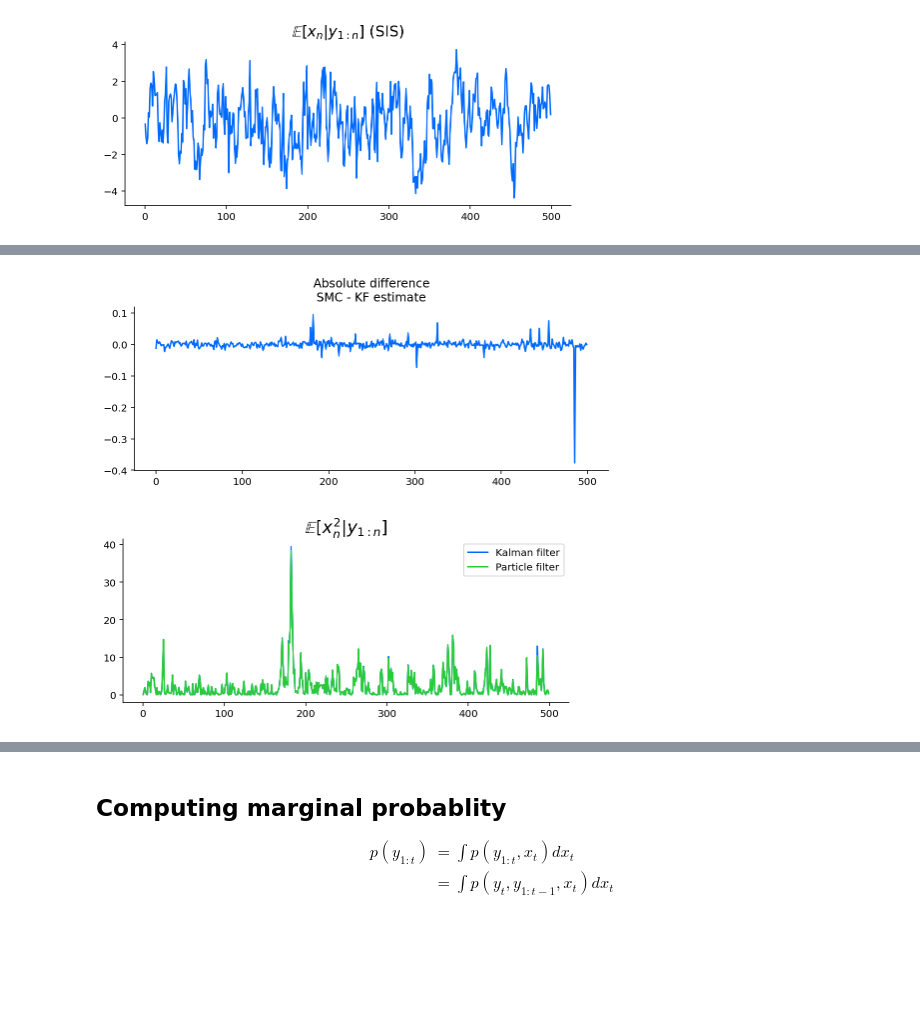
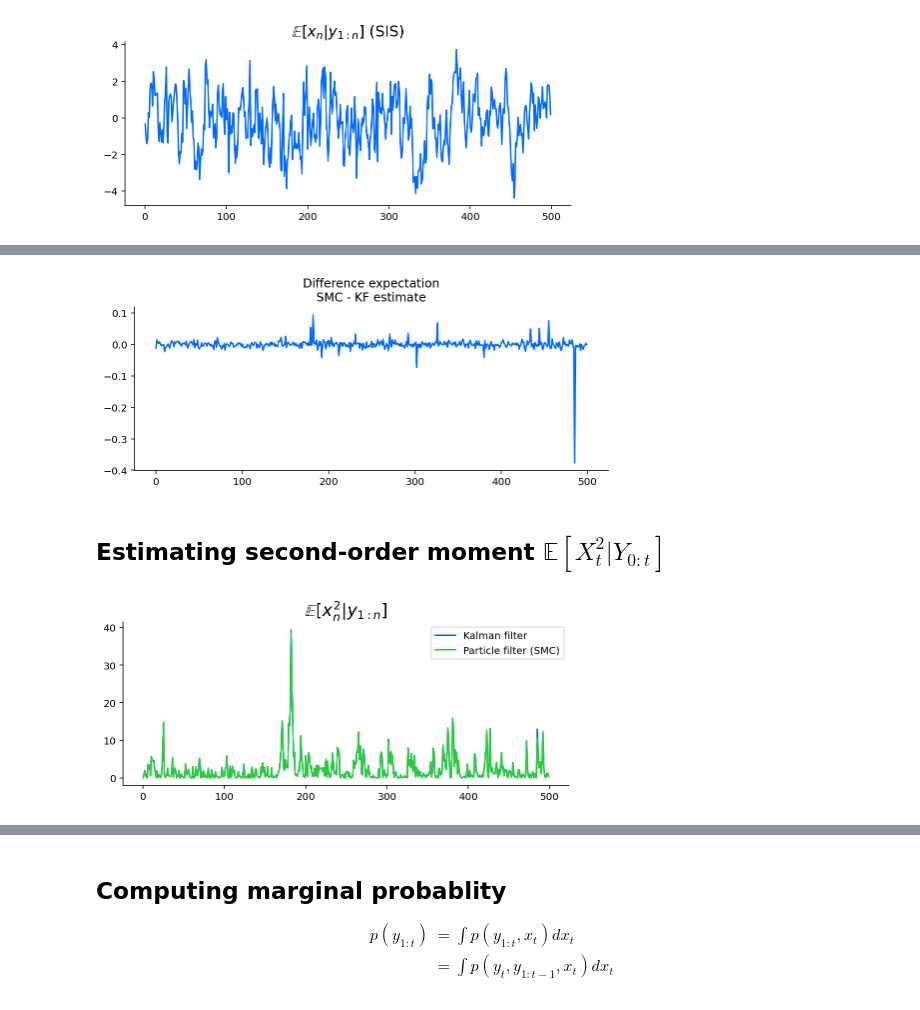
Before and after one commit to gerdm/misc, a Jupyter notebook: 2022-04/advanced-computational-methods.ipynb, the cells around one changed output, grey strips where cells are left out. Cells and saved outputs as stored; diff of their text form; code cells hidden in the pictures; blank space fills up the shorter version.

```diff
--- a/2022-04/advanced-computational-methods.ipynb
+++ b/2022-04/advanced-computational-methods.ipynb
@@ -249,17 +238,18 @@ plt.title(r"$\mathbb{E}[x_n \vert y_{1:n}]$", fontsize=17);
 # %%
 fig, ax = plt.subplots(figsize=(8.5, 3))
 plt.plot(expected_value_smc - expected_value_kf)
-plt.title("Absolute difference\nSMC - KF estimate");
+plt.title("Difference expectation\nSMC - KF estimate");
 # %% [output]
-[figure, old version]
+[figure, new version]
+# %% [markdown]
+## Estimating second-order moment $\mathbb{E}[X^2_t \vert Y_{0:t}]$
 # %%
 expected_value_squared_smc = jnp.einsum("tn,tn->t", smc_res["particles"] ** 2, smc_res["weights"]).block_until_ready()
 expected_value_squared_kf = covariance_kf + expected_value_kf ** 2
-# %%
-fig, ax = plt.subplots(figsize=(8, 3))
-ax.plot(expected_value_squared_kf, label="Kalman filter")
-ax.plot(expected_value_squared_smc, label="Particle filter")
-ax.legend()
-plt.title(r"$\mathbb{E}[x_n^2 \vert y_{1:n}]$", fontsize=17);
-# %% [output]
-[figure, removed]
+# %%
+plt.plot(expected_value_squared_kf, label="Kalman filter")
+plt.plot(expected_value_squared_smc, label="Particle filter (SMC)")
+plt.legend()
+plt.title(r"$\mathbb{E}[x_n^2 \vert y_{1:n}]$", fontsize=17);
+# %% [output]
+[figure, added]
```
Also changed, not shown: parts of 10 cells of this notebook.
